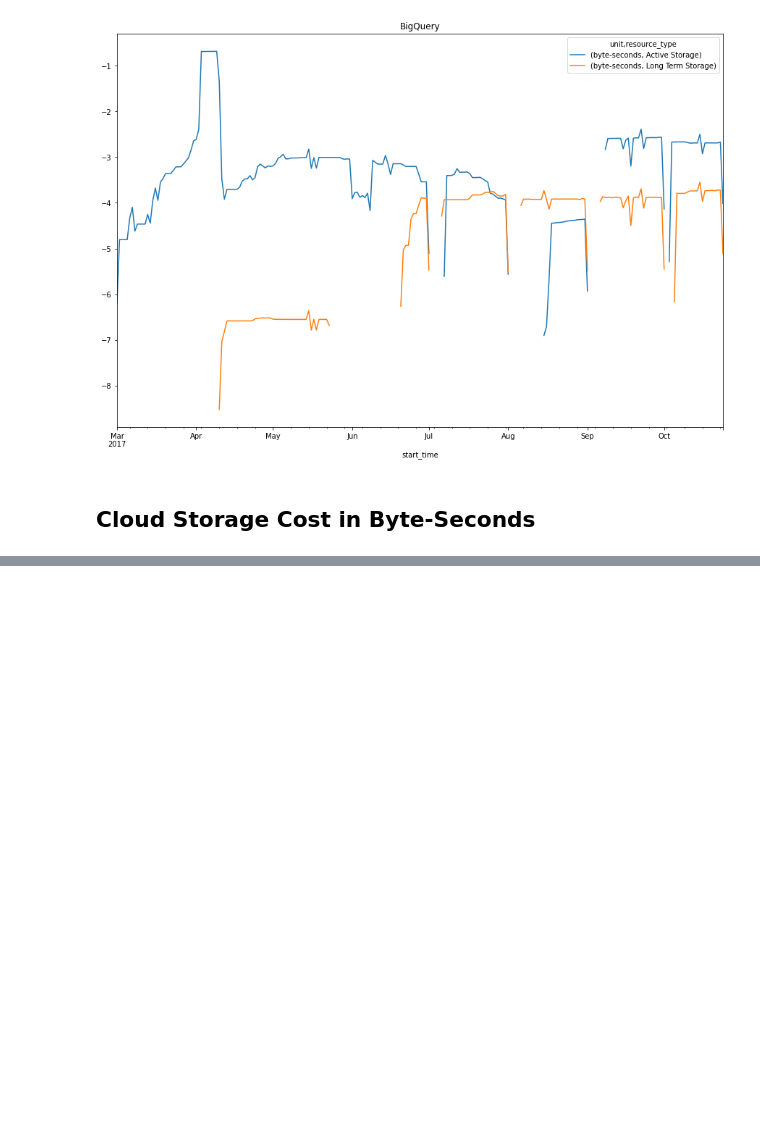
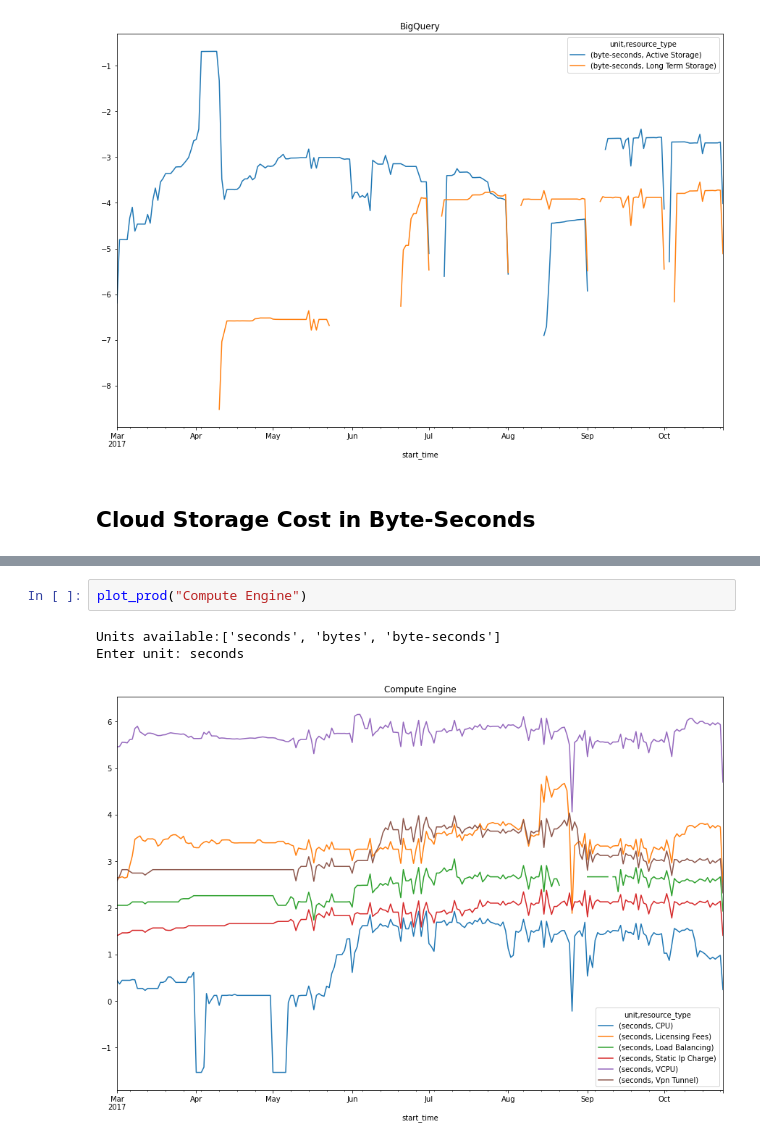
Before and after one commit to jstephenj14/gcp-billing-analysis, a Jupyter notebook: reports/Analysis.ipynb, the cells around one changed output, grey strips where cells are left out. Drawn from its saved outputs; the diff is of its cells as text; blank space fills up the shorter version.

Commit message:
adding descriptions Compute

```diff
--- a/reports/Analysis.ipynb
+++ b/reports/Analysis.ipynb
@@ -126,0 +160,6 @@ dtype: int64
+# %%
+plot_prod("Compute Engine")
+# %% [output]
+Units available:['seconds', 'bytes', 'byte-seconds']
+Enter unit: seconds
+[figure, added]
```
Also changed, not shown: parts of 21 cells of this notebook.
